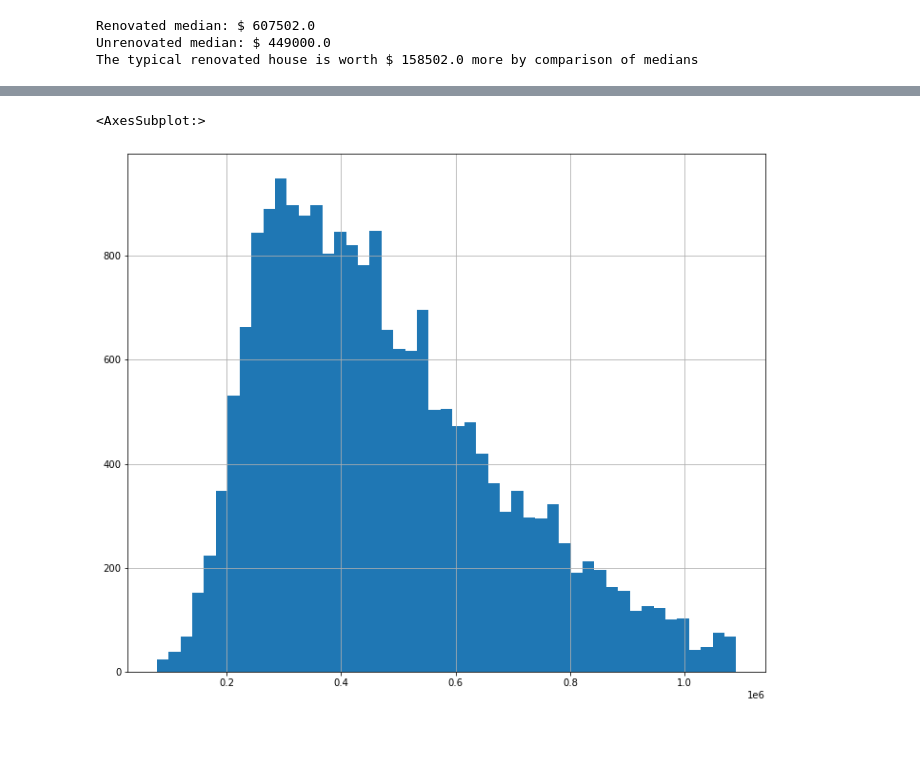
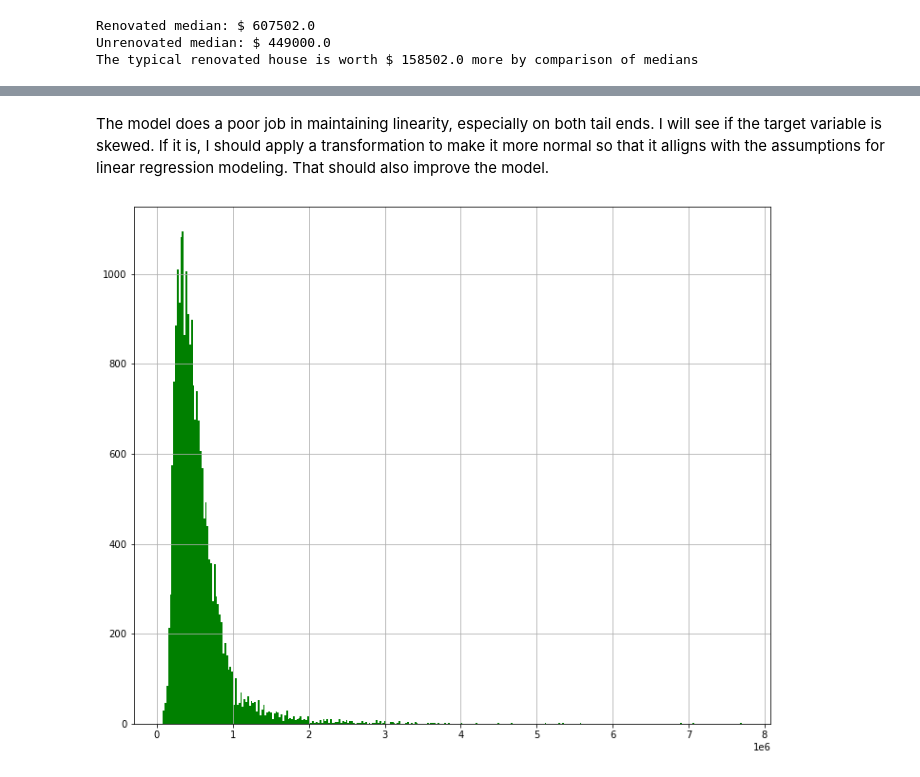
Before and after one commit to NickoGreeno/dsc-phase-2-project-v2-3, a Jupyter notebook: student.ipynb, the cells around one changed output, grey strips where cells are left out. Cells and saved outputs as stored; diff of their text form; code cells hidden in the pictures; blank space fills up the shorter version.

```diff
--- a/student.ipynb
+++ b/student.ipynb
@@ -244,12 +248,3 @@ print('The typical renovated house is worth $', renovated_price.median()-unrenov
 Renovated median: $ 607502.0
 Unrenovated median: $ 449000.0
 The typical renovated house is worth $ 158502.0 more by comparison of medians
-# %%
-def replace1(col):
-    new = []
-    for i in house_data[col]:
-        new.append(int(i[0:2]))
-    return new
-
-house_data['grade'] = replace1('grade')
-house_data['grade']
@@ -285,8 +487,4 @@ Since price is the variable that is trying to be estimated, it will be considere
 # %%
-#Variable to be estimated
-outcome = 'price'
-#Variables to be tested:
-x_cols = ['bedrooms', 'bathrooms', 'sqft_living', 'yr_built', 'sqft_lot15']
-#Normalizing variables
+#Normalizing variables by taking Z-scores
 for col in x_cols:
-    house_data[col] = ((house_data[col] - house_data[col].mean())/ house_data[col].std())
+    house_new[col] = ((house_new[col] - house_new[col].mean())/ house_new[col].std())
@@ -340,7 +535,8 @@ fig = sm.graphics.qqplot(model.resid, dist=stats.norm, line='45', fit=True)
+# %% [markdown]
+The model does a poor job in maintaining linearity, especially on both tail ends. I will see if the target variable is skewed. If it is, I should apply a transformation to make it more normal so that it alligns with the assumptions for linear regression modeling. That should also improve the model.
 # %%
-# Subsetting to better fit
-subset = house_data[(house_data.price < 1100000)]
-subset.price.hist(bins='auto', figsize=(12,10))
+#Observing price distribution
+house_data.price.hist(bins='auto', color='green', figsize=(12,10))
+plt.show()
 # %% [output]
-<AxesSubplot:>
-[figure, old version]
+[figure, new version]
```
Also changed, not shown: parts of 60 cells of this notebook.
